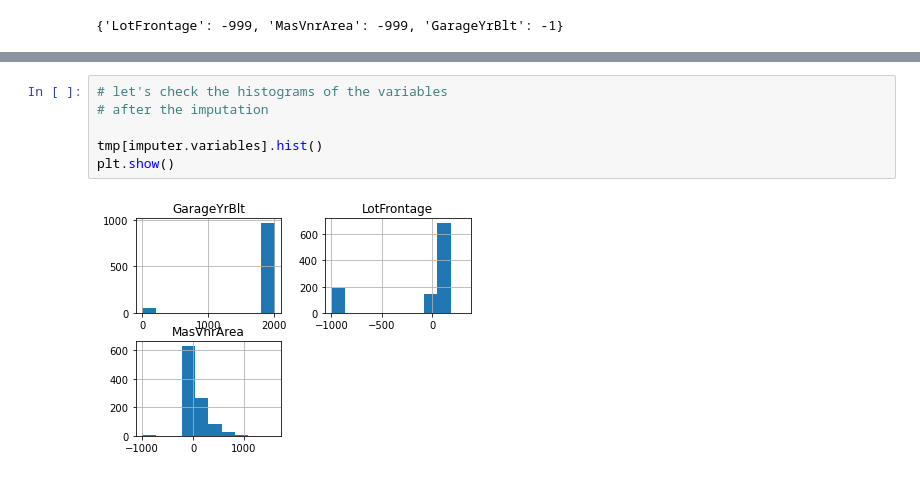
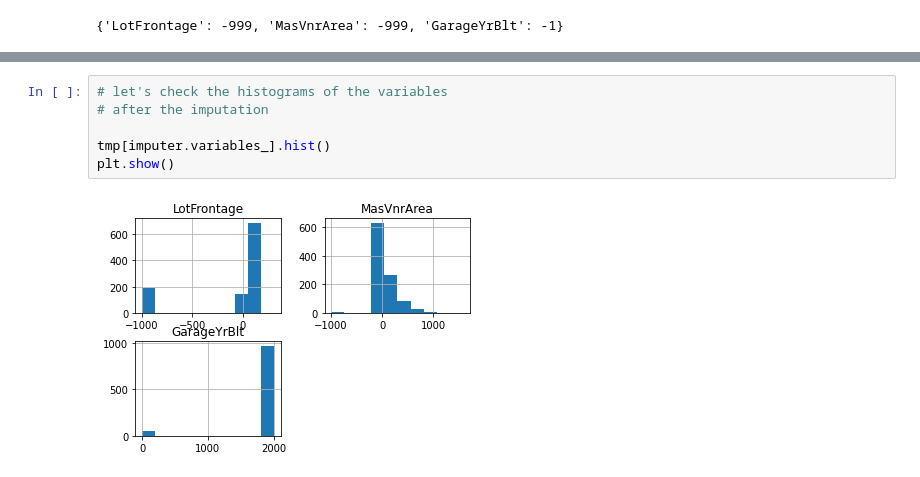
Before and after one commit to solegalli/feature-engineering-for-machine-learning, a Jupyter notebook: Section-04-Missing-Data-Imputation/04.17-Arbitrary-Value-Imputation-Feature-Engine.ipynb, the cells around one changed output, grey strips where cells are left out. Drawn from its saved outputs; the diff is of its cells as text.

```diff
--- a/Section-04-Missing-Data-Imputation/04.17-Arbitrary-Value-Imputation-Feature-Engine.ipynb
+++ b/Section-04-Missing-Data-Imputation/04.17-Arbitrary-Value-Imputation-Feature-Engine.ipynb
@@ -212,8 +205,8 @@ dtype: float64
 # %%
 # let's check the histograms of the variables
 # after the imputation
 
-tmp[imputer.variables].hist()
+tmp[imputer.variables_].hist()
 plt.show()
 # %% [output]
-[figure, old version]
+[figure, new version]
```
Also changed, not shown: parts of 10 cells of this notebook, 14 other files.
